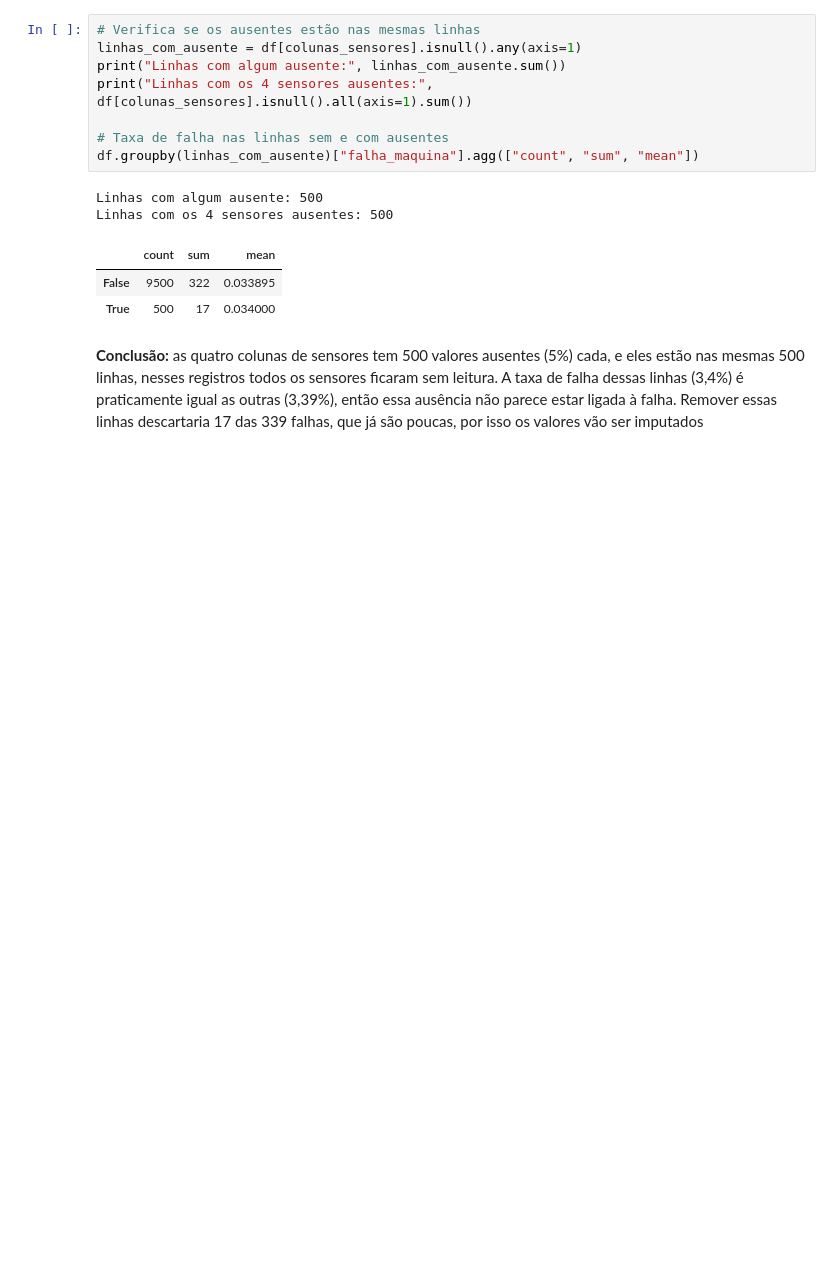
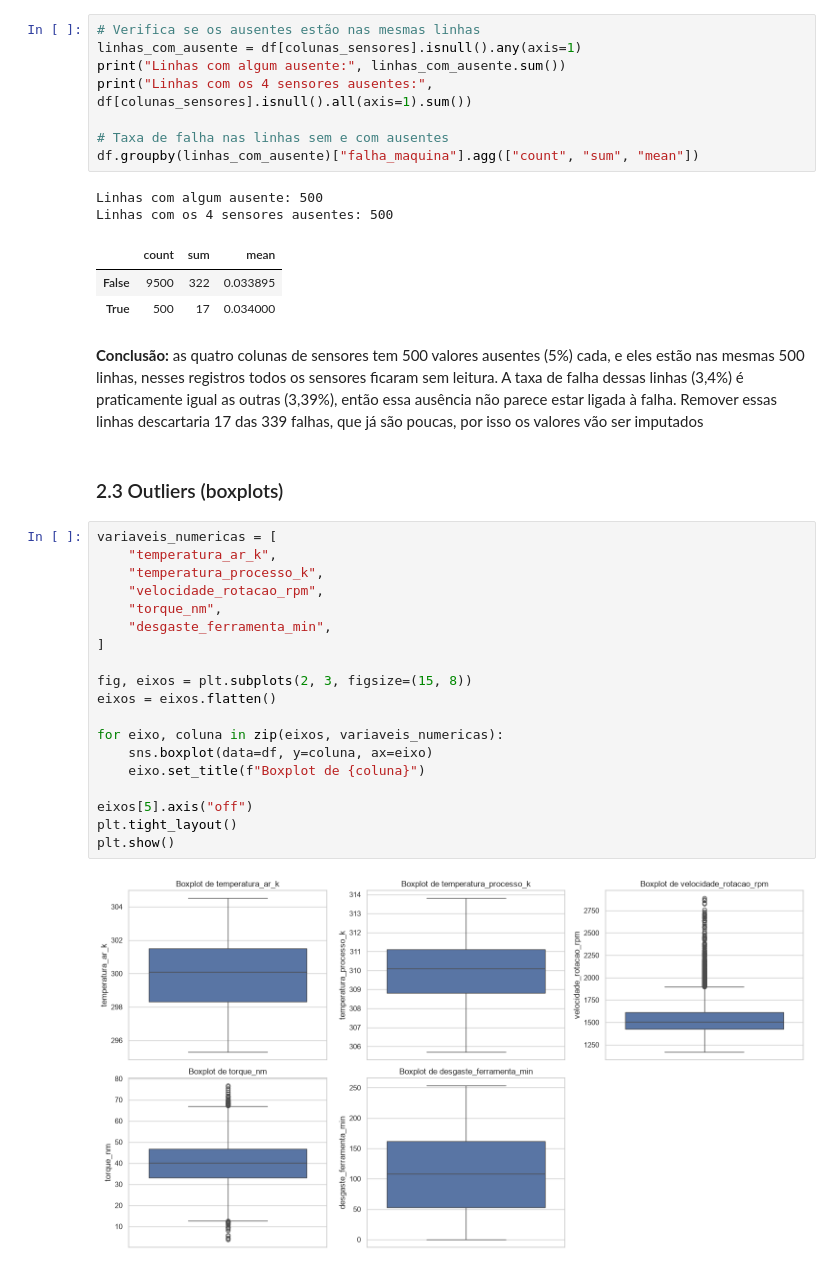
Before and after one commit to arthursphilippi-coder/manutencao-preditiva-ml, a Jupyter notebook: projeto_manutencao_preditiva.ipynb, the cells around one changed output. Cells and saved outputs as stored; diff of their text form; blank space fills up the shorter version.

Commit message:
implementa boxplots e deteccao de outliers

```diff
--- a/projeto_manutencao_preditiva.ipynb
+++ b/projeto_manutencao_preditiva.ipynb
@@ -222,3 +222,26 @@ Linhas com os 4 sensores ausentes: 500
 | True | 500 | 17 | 0.034000 |
 # %% [markdown]
 **Conclusão:** as quatro colunas de sensores tem 500 valores ausentes (5%) cada, e eles estão nas mesmas 500 linhas, nesses registros todos os sensores ficaram sem leitura. A taxa de falha dessas linhas (3,4%) é praticamente igual as outras (3,39%), então essa ausência não parece estar ligada à falha. Remover essas linhas descartaria 17 das 339 falhas, que já são poucas, por isso os valores vão ser imputados
+# %% [markdown]
+### 2.3 Outliers (boxplots)
+# %%
+variaveis_numericas = [
+    "temperatura_ar_k",
+    "temperatura_processo_k",
+    "velocidade_rotacao_rpm",
+    "torque_nm",
+    "desgaste_ferramenta_min",
+]
+
+fig, eixos = plt.subplots(2, 3, figsize=(15, 8))
+eixos = eixos.flatten()
+
+for eixo, coluna in zip(eixos, variaveis_numericas):
+    sns.boxplot(data=df, y=coluna, ax=eixo)
+    eixo.set_title(f"Boxplot de {coluna}")
+
+eixos[5].axis("off")
+plt.tight_layout()
+plt.show()
+# %% [output]
+[figure, added]
```
Also changed, not shown: parts of 2 cells of this notebook.
